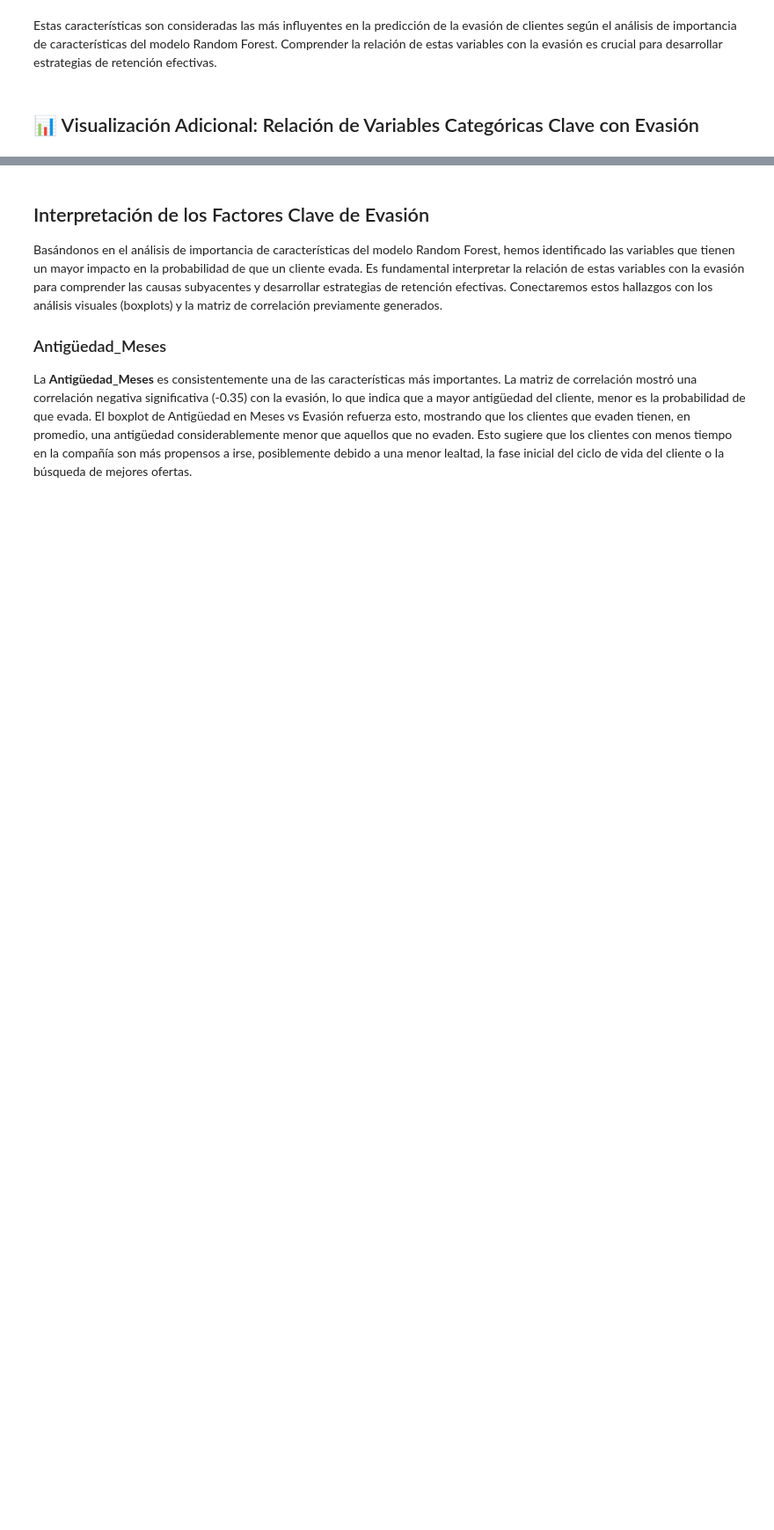
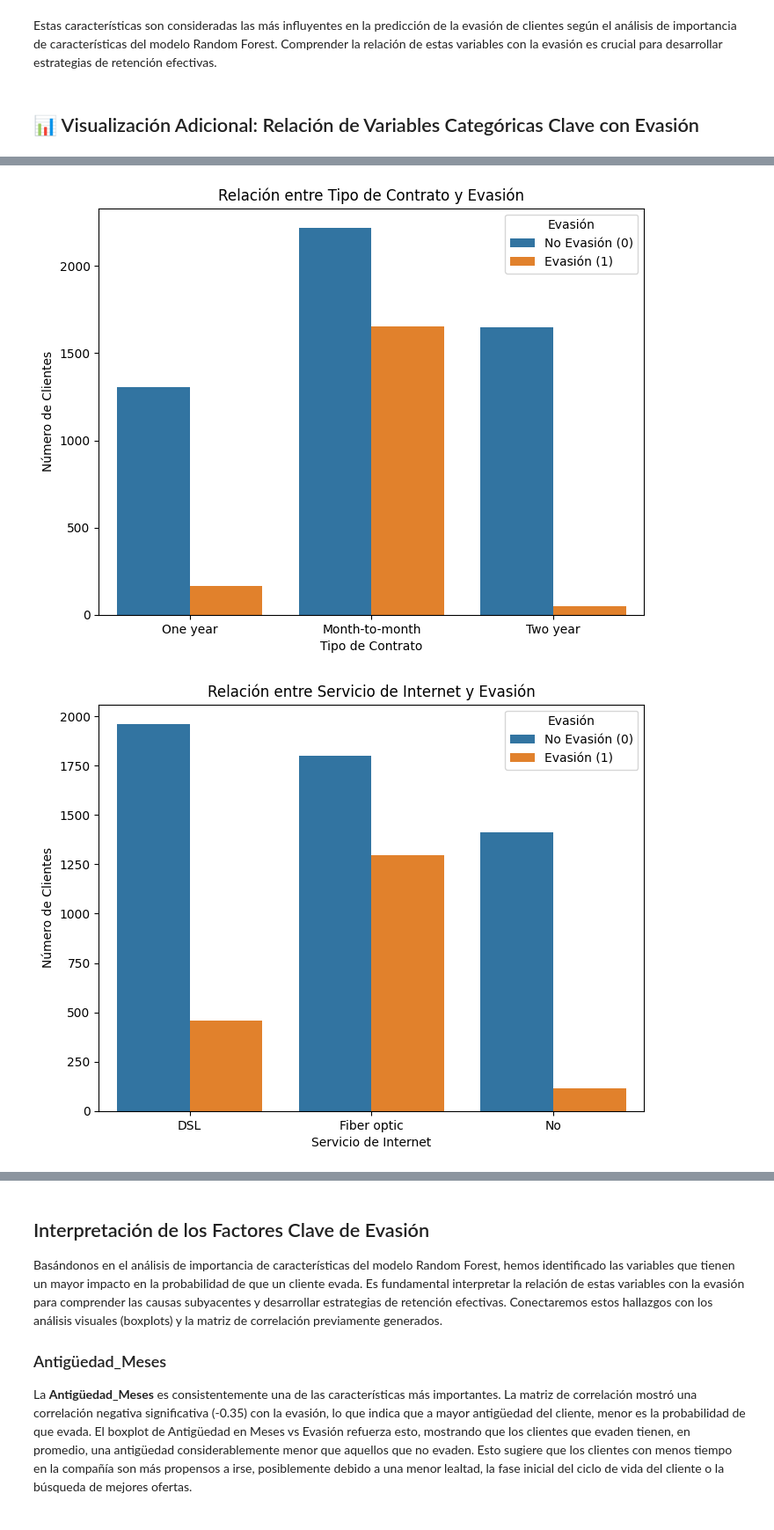
Before and after one commit to RERRl11/TelecomX_Parte2_AluraChallenge, a Jupyter notebook: TelecomX_Parte2.ipynb, the cells around one changed output, grey strips where cells are left out. Shown at 88% size. Saved outputs shown, nothing was run; the diff lists cells and outputs as text; code cells hidden in the pictures; blank space fills up the shorter version.

```diff
--- a/TelecomX_Parte2.ipynb
+++ b/TelecomX_Parte2.ipynb
@@ -777,0 +671,48 @@ del df_original
+# %%
+import pandas as pd
+import seaborn as sns
+import matplotlib.pyplot as plt
+
+# Cargar el DataFrame original temporalmente para graficar las variables categóricas
+df_original = pd.read_csv("TelecomX_Data_Procesados.csv")
+
+# Eliminar la columna ID_Cliente del DataFrame original temporal para que coincida con el df usado en el análisis
+df_original = df_original.drop('ID_Cliente', axis=1)
+
+
+# Relación entre Contrato y Evasion (Gráfico de barras apiladas)
+plt.figure(figsize=(8, 6))
+sns.countplot(x='Contrato', hue='Evasion', data=df_original)
+plt.title('Relación entre Tipo de Contrato y Evasión')
+plt.xlabel('Tipo de Contrato')
+plt.ylabel('Número de Clientes')
+plt.xticks(rotation=0)
+plt.legend(title='Evasión', labels=['No Evasión (0)', 'Evasión (1)'])
+plt.show()
+
+# Relación entre Servicio_Internet y Evasion (Gráfico de barras apiladas)
+plt.figure(figsize=(8, 6))
+sns.countplot(x='Servicio_Internet', hue='Evasion', data=df_original)
+plt.title('Relación entre Servicio de Internet y Evasión')
+plt.xlabel('Servicio de Internet')
+plt.ylabel('Número de Clientes')
+plt.xticks(rotation=0)
+plt.legend(title='Evasión', labels=['No Evasión (0)', 'Evasión (1)'])
+plt.show()
+
+# Relación entre Metodo_Pago y Evasion (Gráfico de barras apiladas)
+plt.figure(figsize=(10, 6))
+sns.countplot(x='Metodo_Pago', hue='Evasion', data=df_original)
+plt.title('Relación entre Método de Pago y Evasión')
+plt.xlabel('Método de Pago')
+plt.ylabel('Número de Clientes')
+plt.xticks(rotation=45, ha='right')
+plt.legend(title='Evasión', labels=['No Evasión (0)', 'Evasión (1)'])
+plt.tight_layout()
+plt.show()
+
+# Eliminar el DataFrame original temporal para no ocupar memoria innecesariamente
+del df_original
+# %% [output]
+[figure, added]
+[figure, added]
```
Also changed, not shown: parts of 17 cells of this notebook.
